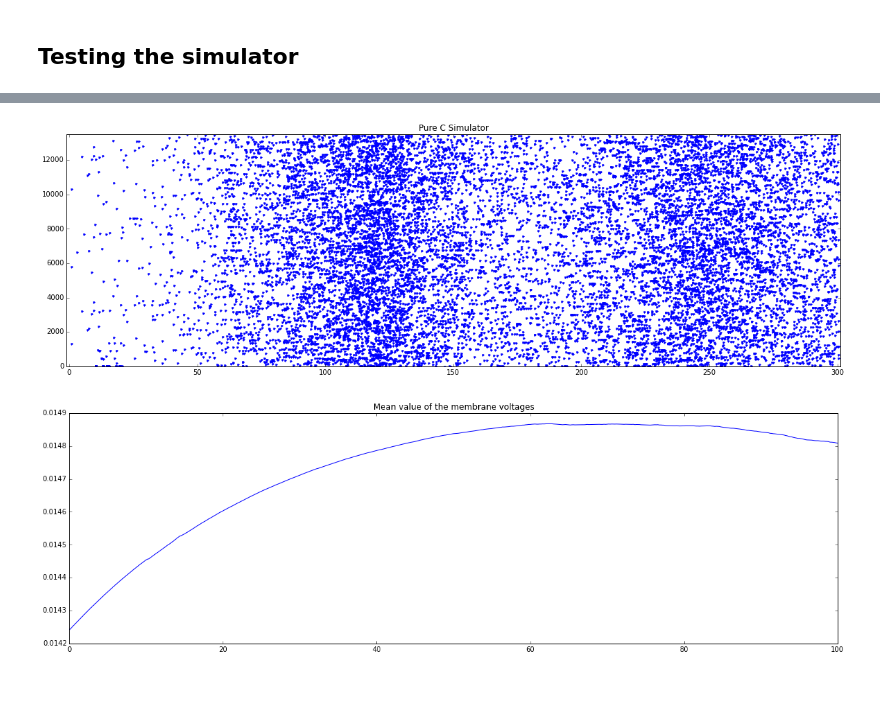
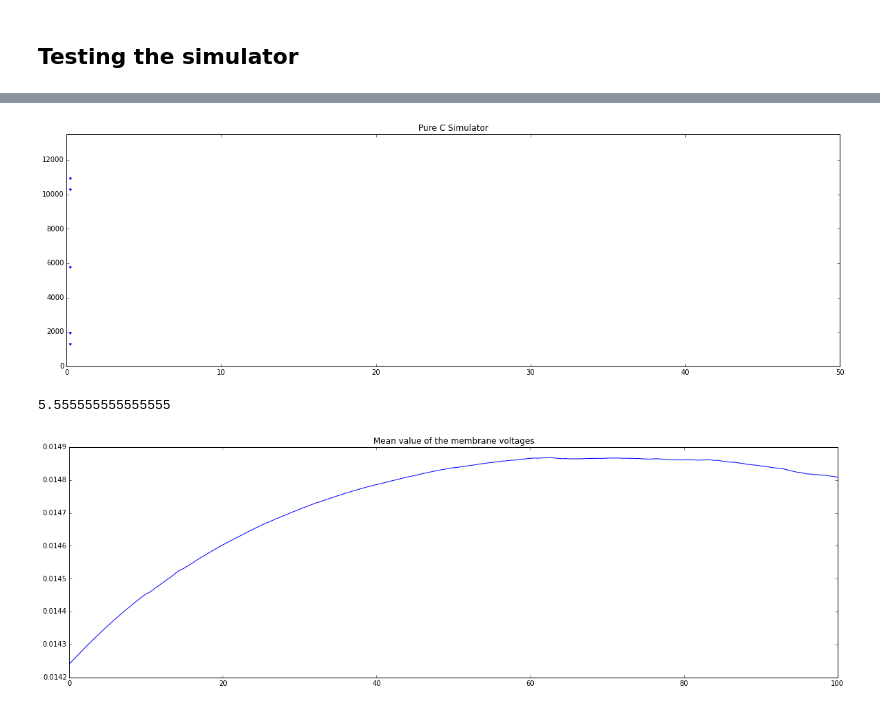
Before and after one commit to ricardodeazambuja/Bee, a Jupyter notebook: Simple_LiquidStateMachine_Simulator_MULTHI_THREAD.ipynb, the cells around one changed output, grey strips where cells are left out. Drawn from its saved outputs; the diff is of its cells as text; code cells hidden in the pictures.

```diff
--- a/Simple_LiquidStateMachine_Simulator_MULTHI_THREAD.ipynb
+++ b/Simple_LiquidStateMachine_Simulator_MULTHI_THREAD.ipynb
@@ -2319,15 +2329,20 @@ Total number of spikes: 16167
 # %%
 x_plot = numpy.array([t[ti] for i,ti in zip(spikes,xrange(len(spikes))) for j in i])
 y_plot = [j for i,ti in zip(spikes,xrange(len(spikes))) for j in i]
 
 plt.figure();
 plt.plot(x_plot*1000,y_plot,'.');
 plt.xlim(t[0]*1000-1,t[-1]*1000+1);
+plt.xlim(0,50);
 plt.ylim(0,NofN);
 plt.title("Pure C Simulator");
 plt.show();
 # %% [output]
-[figure, old version]
+[figure, new version]
+# %%
+1/180E-3
+# %% [output]
+5.555555555555555
 # %%
 plt.figure();
 plt.plot(numpy.array(t)*1000,voltages);
```
Also changed, not shown: parts of 13 cells of this notebook.
